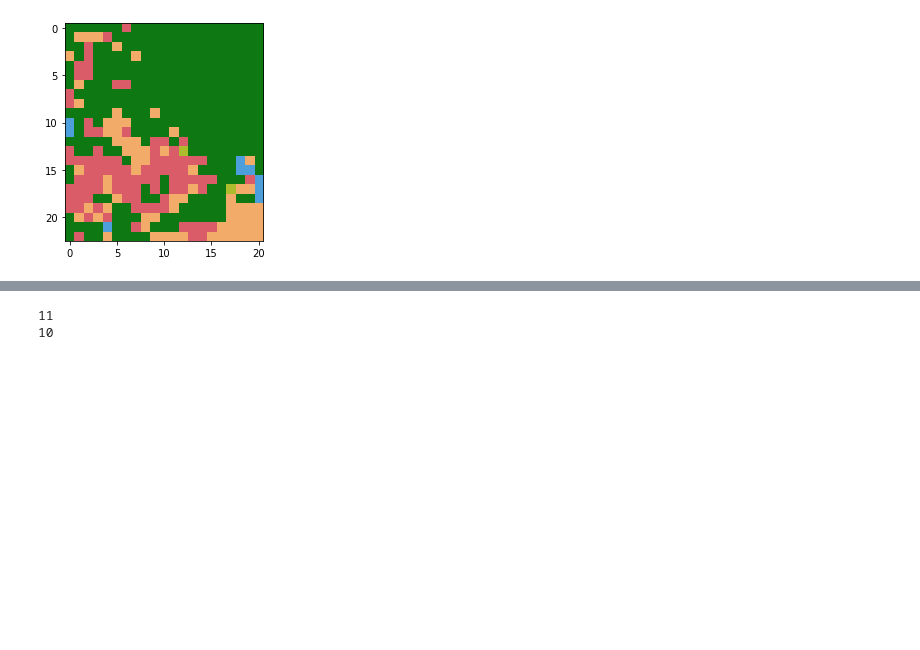
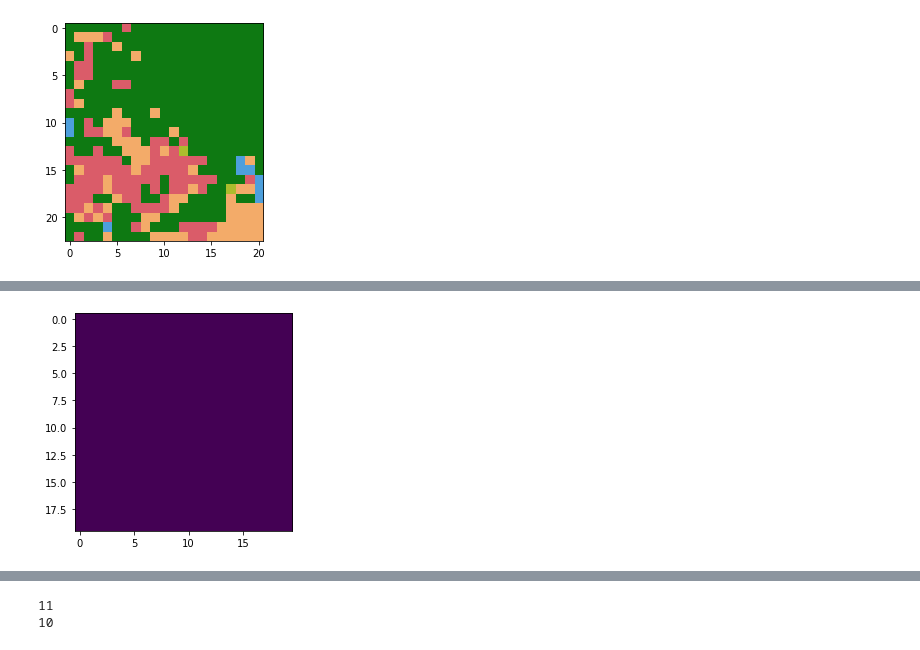
Before and after one commit to erinestafford/Bat_model, a Jupyter notebook: Australia data.ipynb, the cells around one changed output, grey strips where cells are left out. Drawn from its saved outputs; the diff is of its cells as text; code cells hidden in the pictures; blank space fills up the shorter version.

```diff
--- a/Australia data.ipynb
+++ b/Australia data.ipynb
@@ -69,0 +79,81 @@ plt.show()
+# %%
+classes_multi =np.zeros((20,20))
+classes_multi=classes[0:20,0:20]
+K = np.random.choice(np.arange(200,1000))
+init_resources = np.random.choice(np.arange(0,K))
+br = np.random.choice(np.arange(0.05,0.1,0.001))
+patch_net = {}
+patch_names = []
+count = 0
+for i in range(classes_multi.shape[0]):
+    for j in range(classes_multi.shape[1]):
+        patch_net[count] ={}
+        patch_net[count]['patch_center']= [i+0.5,j+0.5]
+        patch_net[count]['Res']=np.array([0.5,0.5])
+        if classes_multi[i][j]== 111: #"Cultivated terrestrial vegetation"
+            #K = np.random.choice(np.arange(200,1000))
+            patch_net[count]['max_cc']= K
+            patch_net[count]['init_resources']= init_resources#np.random.choice(np.arange(0,K))
+            patch_net[count]['resource_birth'] = br#np.random.choice(np.arange(0.05,0.1,0.001))
+            patch_net[count]['Name'] = 'Orchard'
+        elif classes_multi[i][j]== 112: #"Natural terrestrial vegetation"
+            #K = np.random.choice(np.arange(200,2000))
+            patch_net[count]['max_cc']= K
+            patch_net[count]['init_resources']= init_resources#np.random.choice(np.arange(0,K))
+            patch_net[count]['resource_birth'] = br#np.random.choice(np.arange(0,0.1,0.001))
+            patch_net[count]['Name'] = 'Forest'
+        elif classes_multi[i][j]== 124: #"Natural aquatic vegetation"
+            #K = np.random.choice(np.arange(200,3000))
+            patch_net[count]['max_cc']= K
+            patch_net[count]['init_resources']= init_resources#np.random.choice(np.arange(0,K))
+            patch_net[count]['resource_birth'] = br#np.random.choice(np.arange(0,0.1,0.001))
+            patch_net[count]['Name'] ='Water Body'
+        elif classes_multi[i][j]== 215: #"Artificial surface"
+            #K = np.random.choice(np.arange(200,1000))
+            patch_net[count]['max_cc']= K
+            patch_net[count]['init_resources']= init_resources#np.random.choice(np.arange(0,K))
+            patch_net[count]['resource_birth'] = br#np.random.choice(np.arange(0.1,0.5,0.001))
+            patch_net[count]['Name'] ='Residential'
+        elif classes_multi[i][j]== 216: #"Natural bare surface"
+            #K = np.random.choice(np.arange(200,1000))
+            patch_net[count]['max_cc']= K
+            patch_net[count]['init_resources']= init_resources#np.random.choice(np.arange(0,K))
+            patch_net[count]['resource_birth'] = br#np.random.choice(np.arange(0.1,0.5,0.001))
+            patch_net[count]['Name'] ='Dump'
+        elif classes_multi[i][j]== 220: #"Water"
+            #K = np.random.choice(np.arange(200,3000))
+            patch_net[count]['max_cc']= K
+            patch_net[count]['init_resources']= init_resources#np.random.choice(np.arange(0,K))
+            patch_net[count]['resource_birth'] = br#np.random.choice(np.arange(0,0.1,0.001))
+            patch_net[count]['Name'] ='Water Body'
+        else: #No Data
+            patch_net[count]['max_cc']=1
+            patch_net[count]['init_resources']= 0
+            patch_net[count]['resource_birth'] = 0
+            patch_net[count]['Res']=np.array([0,0])
+
+        if [i,j] in pairs:
+            patch_net[count]['Name'] ='Roost'
+            print(count)
+        patch_names.append(patch_net[count]['Name'])
+        count = count + 1
+
+count = 0
+
+t = np.arange(365*24)
+
+
+for i in range(classes_multi.shape[0]):
+    for j in range(classes_multi.shape[1]):
+        k1 = patch_net[count]['max_cc']
+        patch_net[count]['carrying_capacity_yr'] = k1*np.cos(2*np.pi/(24*365)*t)+k1
+        count=count+1
+
+resources = np.asarray([patch_net[i]['init_resources'] for i in range(count)])
+plt.imshow(resources.reshape(20,20))
+
+import pickle
+
+with open('small_patch_prob_ex.pkl', 'wb') as f:
+    pickle.dump(patch_net, f)
+# %% [output]
@@ -69,0 +161 @@ plt.show()
+[figure, added]
```
Also changed, not shown: parts of 3 cells of this notebook, 14 other files.
